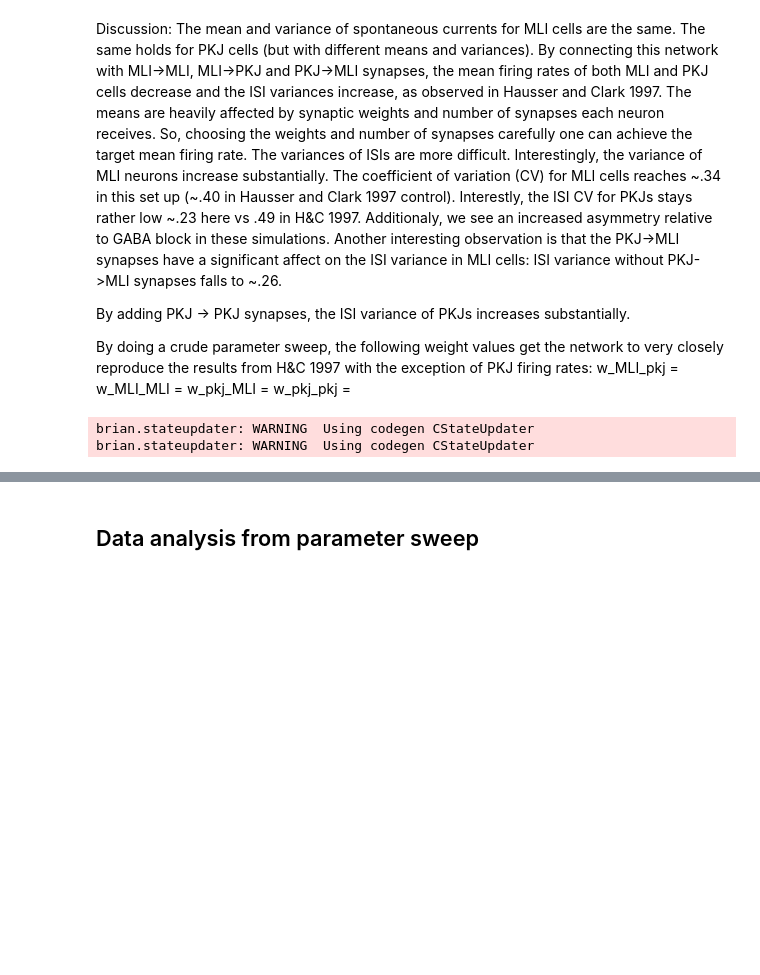
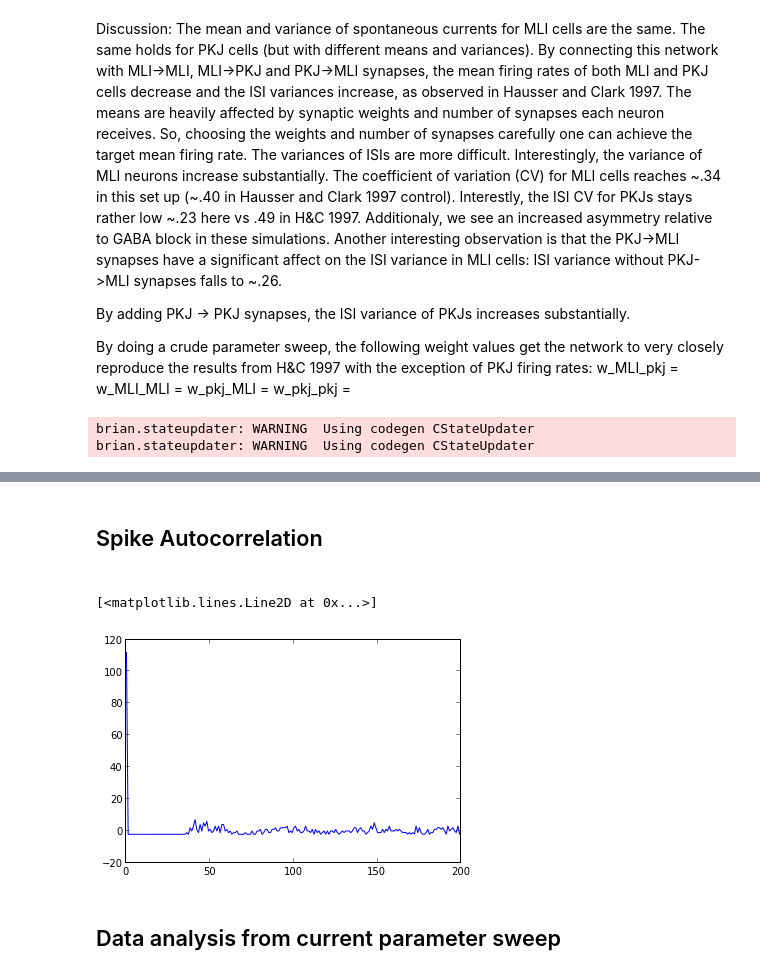
Before and after one commit to blennon/research, a Jupyter notebook: neuron_models/notebooks/MLI_PKJ_ISI.ipynb, the cells around one changed output, grey strips where cells are left out. Cells and saved outputs as stored; diff of their text form; code cells hidden in the pictures; blank space fills up the shorter version.

```diff
--- a/neuron_models/notebooks/MLI_PKJ_ISI.ipynb
+++ b/neuron_models/notebooks/MLI_PKJ_ISI.ipynb
@@ -130,2 +138,13 @@ xlim([0,140])
+# %% [markdown]
+<h2>Spike Autocorrelation<h2>
+# %%
+spike_bins = zeros(T)
+spike_bins[(MS_MLI.spiketimes[0]*1000).astype(int)] = 1.
+ac = acf(spike_bins,nlags=200)*spike_bins.sum()
+ac[ac>200] = 200
+plot(ac)
+# %% [output]
+[<matplotlib.lines.Line2D at 0x...>]
+[figure, added]
 # %% [markdown]
-<h2>Data analysis from parameter sweep</h2>
+<h2>Data analysis from current parameter sweep</h2>
```
Also changed, not shown: parts of 17 cells of this notebook, 12 other files.
